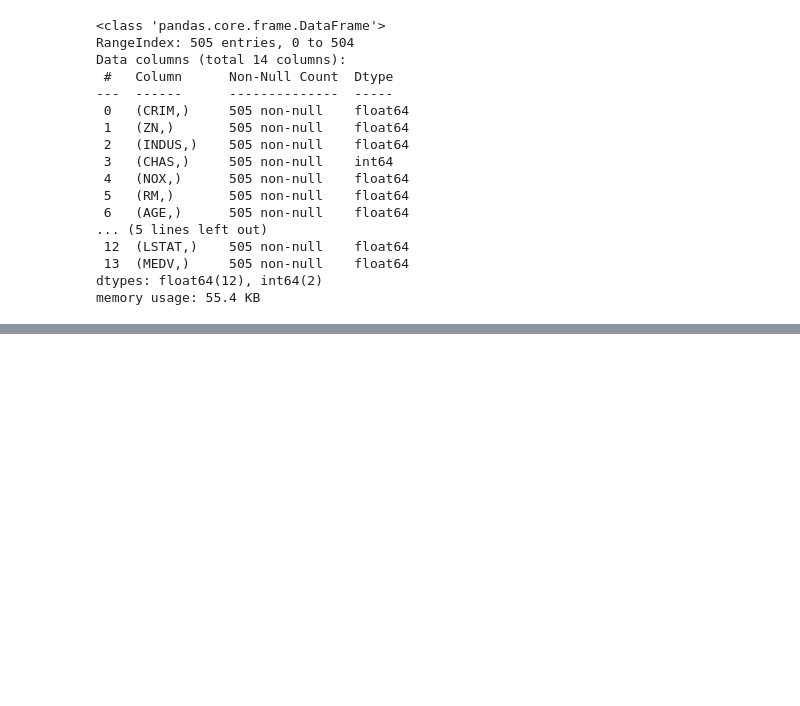
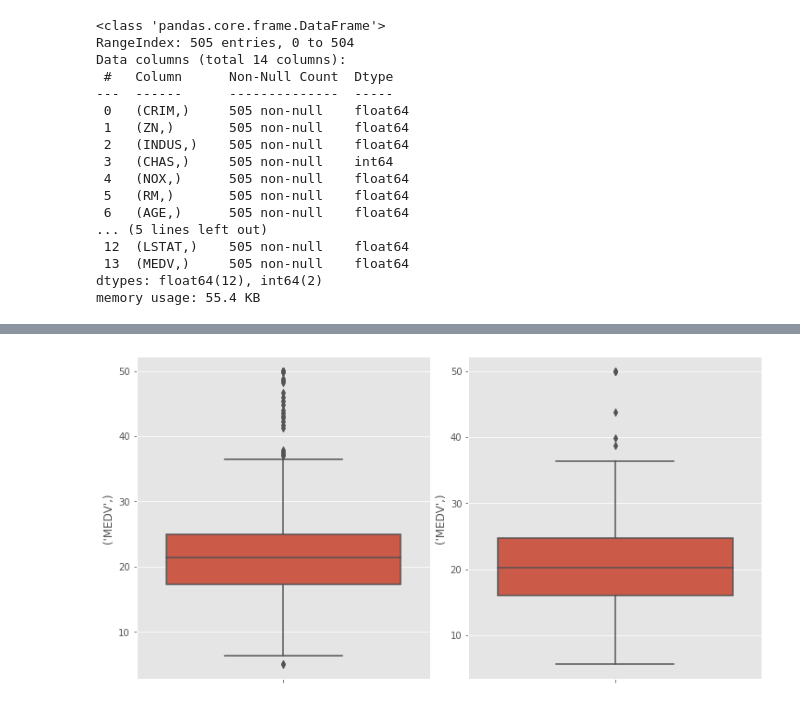
Before and after one commit to JMML2021/0201-estructures_dades, a Jupyter notebook: Tasca_M5_T02_Machine_Leaning.ipynb, the cells around one changed output, grey strips where cells are left out. Drawn from its saved outputs; the diff is of its cells as text; code cells hidden in the pictures; blank space fills up the shorter version.

```diff
--- a/Tasca_M5_T02_Machine_Leaning.ipynb
+++ b/Tasca_M5_T02_Machine_Leaning.ipynb
@@ -137,0 +226,12 @@ memory usage: 55.4 KB
+# %%
+fig, axs = plt.subplots(ncols=2, nrows=1, figsize=(10, 5))
+index = 0
+axs = axs.flatten()
+
+for k,v in ytrain.items():
+    sns.boxplot(y=k, data=ytrain, ax=axs[0])
+    sns.boxplot(y=k, data=ytest, ax=axs[1])
+    index += 1
+plt.tight_layout(pad=0.4, w_pad=0.5, h_pad=5.0)
+# %% [output]
+[figure, added]
```
Also changed, not shown: parts of 11 cells of this notebook.
